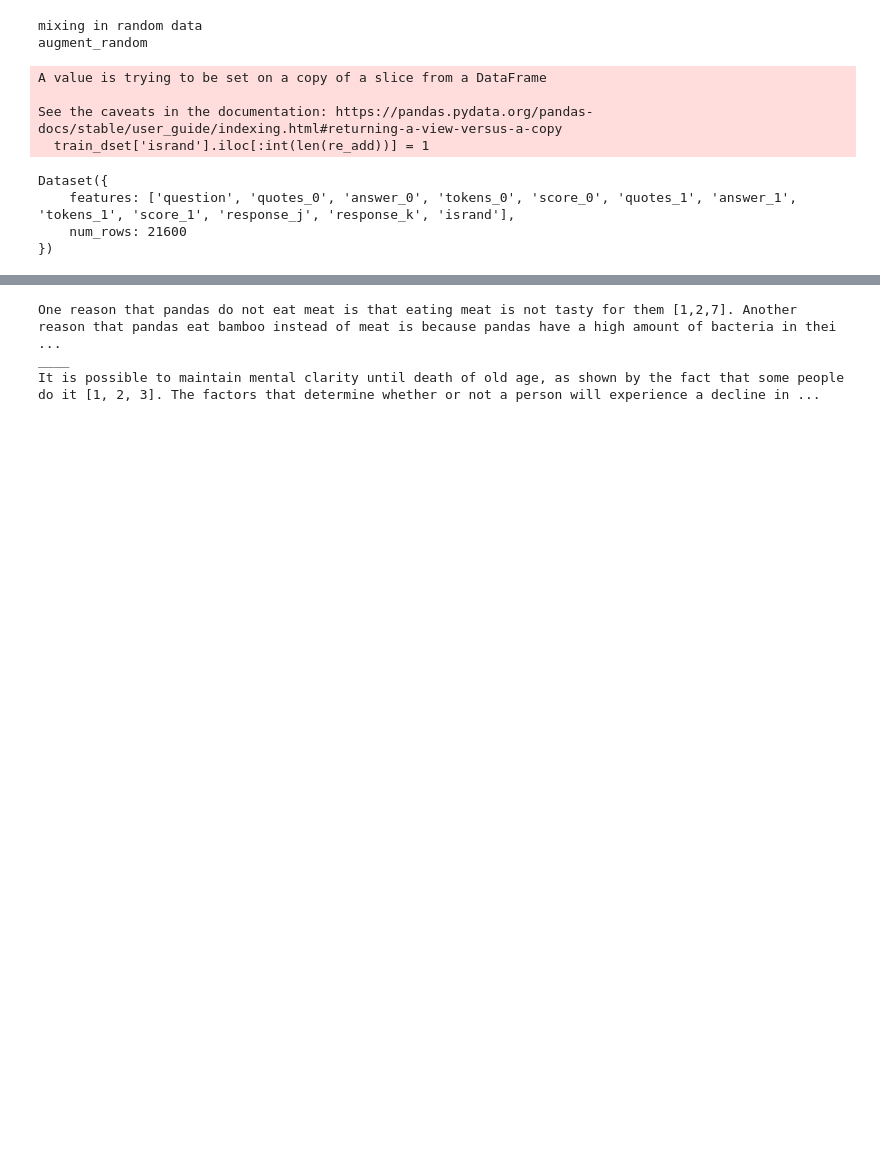
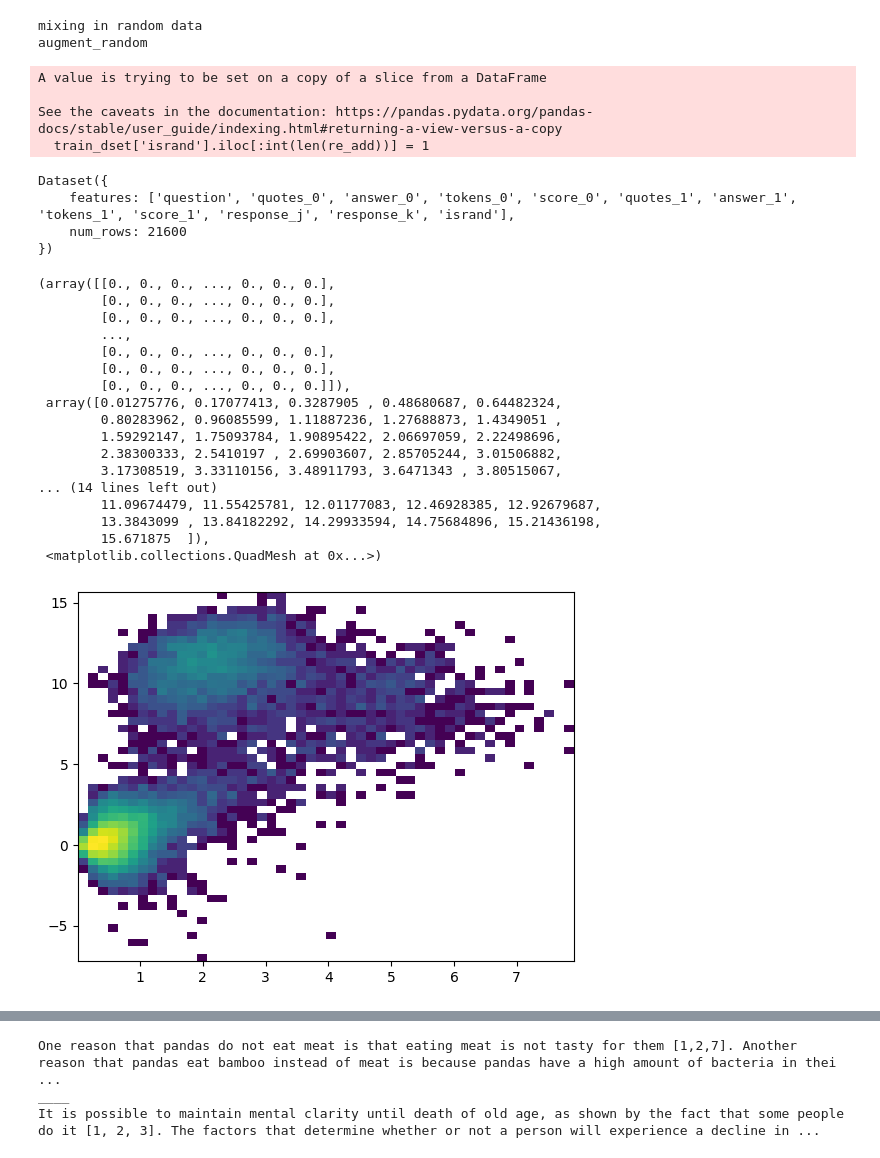
Before and after one commit to PrasannS/rlhf-length-biases, a Jupyter notebook: eval/examine_dcarto.ipynb, the cells around one changed output, grey strips where cells are left out. Saved outputs shown, nothing was run; the diff lists cells and outputs as text; code cells hidden in the pictures; blank space fills up the shorter version.

```diff
--- a/eval/examine_dcarto.ipynb
+++ b/eval/examine_dcarto.ipynb
@@ -46,6 +110,9 @@ Name: 0, dtype: object
 # TODO maybe need to normalize
 ndf['confs'] = [mean(m) for m in ndf['diffs']]
 ndf['vars'] = [stdev(m) for m in ndf['diffs']]
+# %%
+ndf['confs'] = [mean(m[1:5]) for m in ndf['diffs']]
+ndf['vars'] = [stdev(m[1:5]) for m in ndf['diffs']]
 # %%
 wgpt = load_wgpt()
 # %% [output]
@@ -122,3 +154,26 @@ def companalysis(indf, thresh):
+# %%
+ndf = procn(ndf)
+# %%
+lenscat(ndf)
+# %% [output]
+(array([[0., 0., 0., ..., 0., 0., 0.],
+        [0., 0., 0., ..., 0., 0., 0.],
+        [0., 0., 0., ..., 0., 0., 0.],
+        ...,
+        [0., 0., 0., ..., 0., 0., 0.],
+        [0., 0., 0., ..., 0., 0., 0.],
+        [0., 0., 0., ..., 0., 0., 0.]]),
+ array([0.01275776, 0.17077413, 0.3287905 , 0.48680687, 0.64482324,
+        0.80283962, 0.96085599, 1.11887236, 1.27688873, 1.4349051 ,
+        1.59292147, 1.75093784, 1.90895422, 2.06697059, 2.22498696,
+        2.38300333, 2.5410197 , 2.69903607, 2.85705244, 3.01506882,
+        3.17308519, 3.33110156, 3.48911793, 3.6471343 , 3.80515067,
+... (14 lines left out)
+        11.09674479, 11.55425781, 12.01177083, 12.46928385, 12.92679687,
+        13.3843099 , 13.84182292, 14.29933594, 14.75684896, 15.21436198,
+        15.671875  ]),
+ <matplotlib.collections.QuadMesh at 0x...>)
+[figure, added]
 # %%
 companalysis(hard[hard.isrand==0], 25)
 # %% [output]
```
Also changed, not shown: parts of 15 cells of this notebook.
